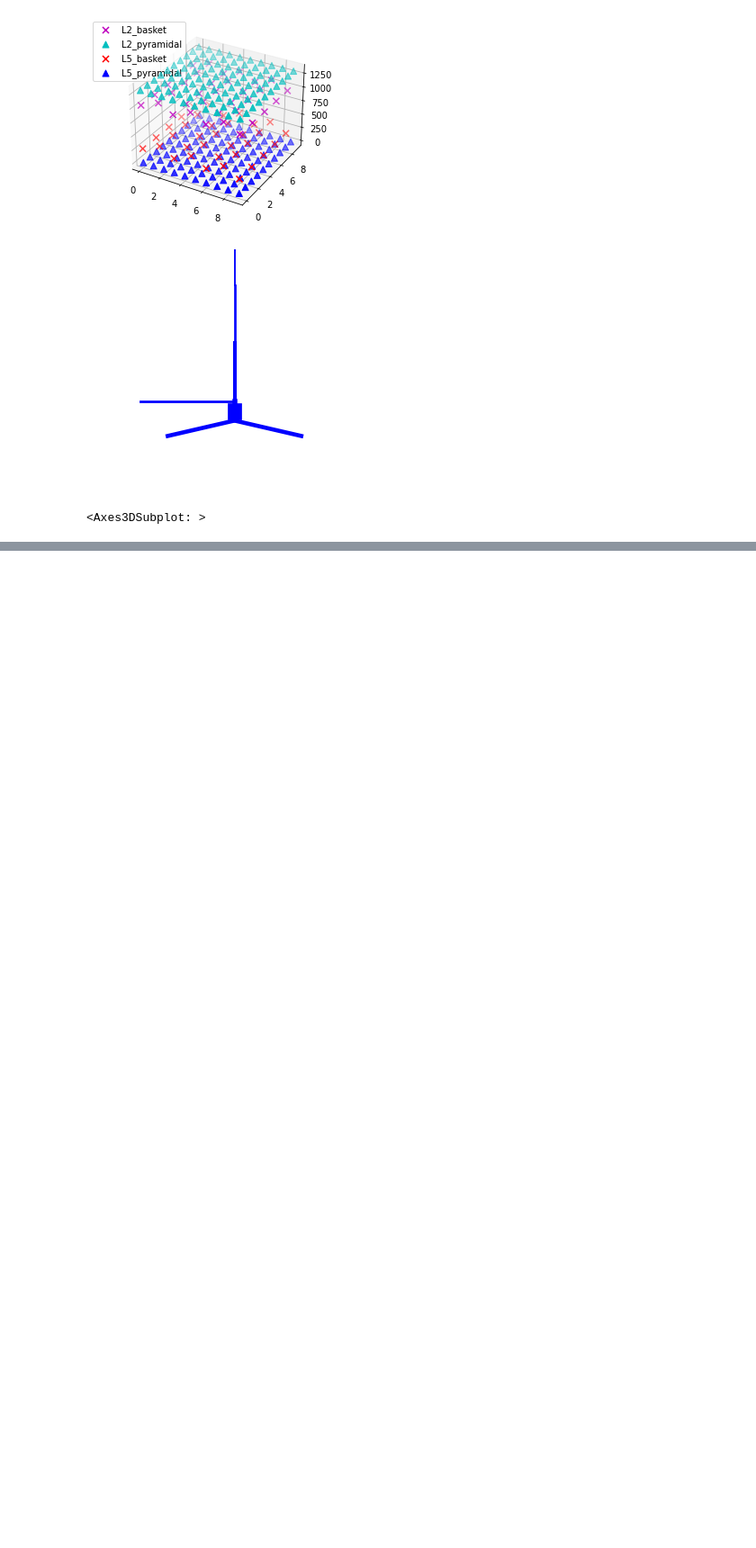
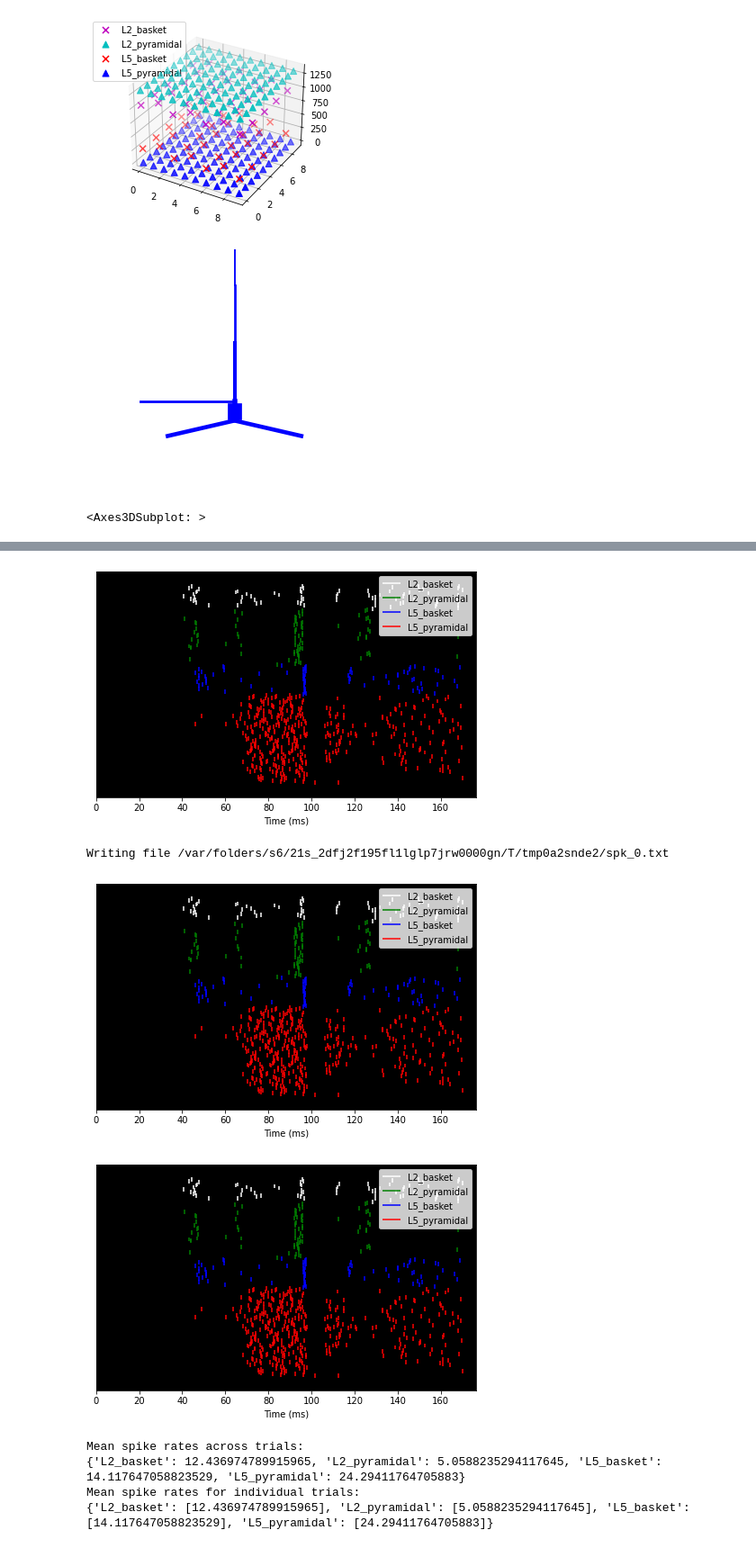
Before and after one commit to ekaplan7/V1_HNN_Modeling, a Jupyter notebook: V1_HNN.ipynb, the cells around one changed output, grey strips where cells are left out. Shown: that part at 90% size. Drawn from its saved outputs; the diff is of its cells as text; code cells hidden in the pictures; blank space fills up the shorter version.

```diff
--- a/V1_HNN.ipynb
+++ b/V1_HNN.ipynb
@@ -55,0 +125,29 @@ with JoblibBackend(n_jobs=2):
+# %%
+#plot the spikes in the network and write them to txt files
+net.cell_response.plot_spikes_raster()
+with tempfile.TemporaryDirectory() as tmp_dir_name:
+    net.cell_response.write(op.join(tmp_dir_name, 'spk_%d.txt'))
+    cell_response = read_spikes(op.join(tmp_dir_name, 'spk_*.txt'))
+cell_response.plot_spikes_raster()
+# %% [output]
+[figure, added]
+Writing file /var/folders/s6/21s_2dfj2f195fl1lglp7jrw0000gn/T/tmp0a2snde2/spk_0.txt
+[figure, added]
+[figure, added]
+# %%
+#calculate mean spike rates for each cell class
+all_rates = cell_response.mean_rates(tstart=0, tstop=170,
+                                     gid_ranges=net.gid_ranges,
+                                     mean_type='all')
+trial_rates = cell_response.mean_rates(tstart=0, tstop=170,
+                                       gid_ranges=net.gid_ranges,
+                                       mean_type='trial')
+print('Mean spike rates across trials:')
+print(all_rates)
+print('Mean spike rates for individual trials:')
+print(trial_rates)
+# %% [output]
+Mean spike rates across trials:
+{'L2_basket': 12.436974789915965, 'L2_pyramidal': 5.0588235294117645, 'L5_basket': 14.117647058823529, 'L5_pyramidal': 24.29411764705883}
+Mean spike rates for individual trials:
+{'L2_basket': [12.436974789915965], 'L2_pyramidal': [5.0588235294117645], 'L5_basket': [14.117647058823529], 'L5_pyramidal': [24.29411764705883]}
```
Also changed, not shown: parts of 12 cells of this notebook, 2 other files.
